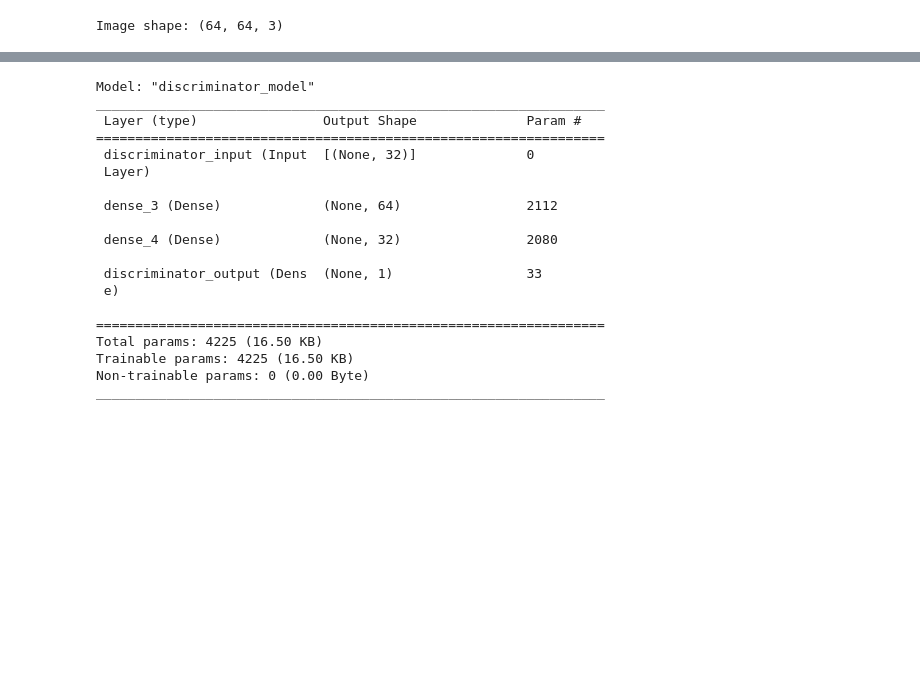
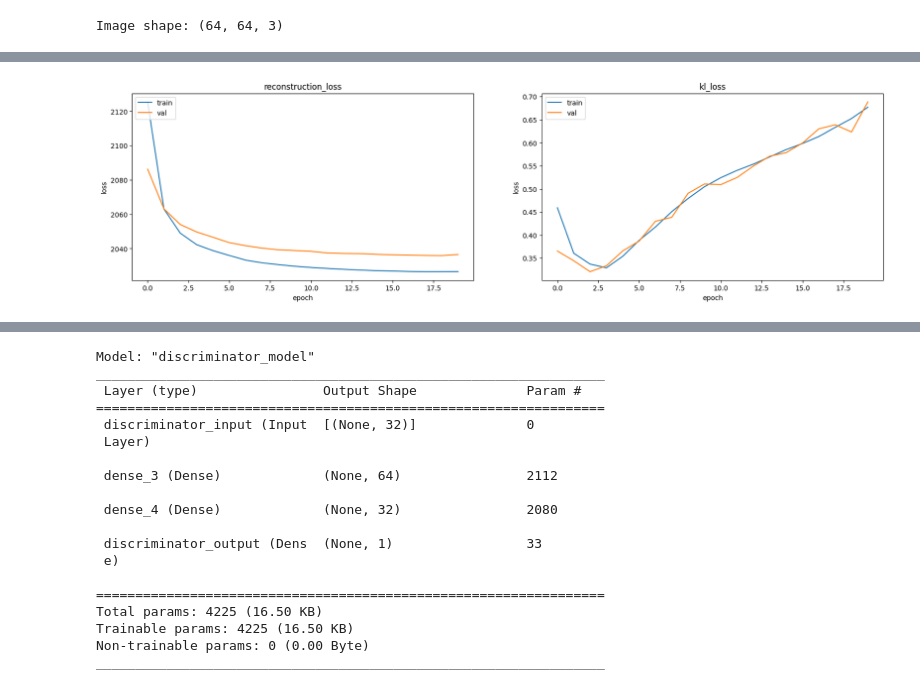
Before and after one commit to rashitiwary/Neural_Project_AA_RS_RT, a Jupyter notebook: Neural_Project_AAE.ipynb, the cells around one changed output, grey strips where cells are left out. Saved outputs shown, nothing was run; the diff lists cells and outputs as text; code cells hidden in the pictures; blank space fills up the shorter version.

```diff
--- a/Neural_Project_AAE.ipynb
+++ b/Neural_Project_AAE.ipynb
@@ -171,8 +103,8 @@ Image shape: (64, 64, 3)
 The below code is of the file list_eval_partition.csv. This file contains the partition of the data in training, validation and testing dataset.
 # %%
 #Overview of list_eval_partition.csv
-# df_partition_list = pd.read_csv('list_eval_partition.csv')
-df_partition_list = pd.read_csv('/Users/rashitiwary/Documents/George Washington University/Masters Subject/CSCI  6366 Neural network/Semester Project/Dataset/list_eval_partition.csv')
+df_partition_list = pd.read_csv('list_eval_partition.csv')
+# df_partition_list = pd.read_csv('/Users/rashitiwary/Documents/George Washington University/Masters Subject/CSCI  6366 Neural network/Semester Project/Dataset/list_eval_partition.csv')
 df_partition_list.head()
 # %% [output]
 |  | image_id | partition |
@@ -363,0 +490,26 @@ print(z_decoded.shape)
+# %%
+def display_history(history):
+
+    fig=plt.figure(figsize=(20,5))
+
+    ax = plt.subplot(1, 2, 1)
+    plt.plot(history.history['reconstruction_loss'])
+    plt.plot(history.history['val_reconstruction_loss'])
+    plt.title('reconstruction_loss')
+    plt.ylabel('loss')
+    plt.xlabel('epoch')
+    plt.legend(['train', 'val'], loc='upper left')
+
+    ax = plt.subplot(1, 2, 2)
+    plt.plot(history.history['kl_loss'])
+    plt.plot(history.history['val_kl_loss'])
+    plt.title('kl_loss')
+    plt.ylabel('loss')
+    plt.xlabel('epoch')
+    plt.legend(['train', 'val'], loc='upper left')
+
+    plt.show()
+# %%
+display_history(vae_history)
+# %% [output]
+[figure, added]
```
Also changed, not shown: parts of 29 cells of this notebook.
